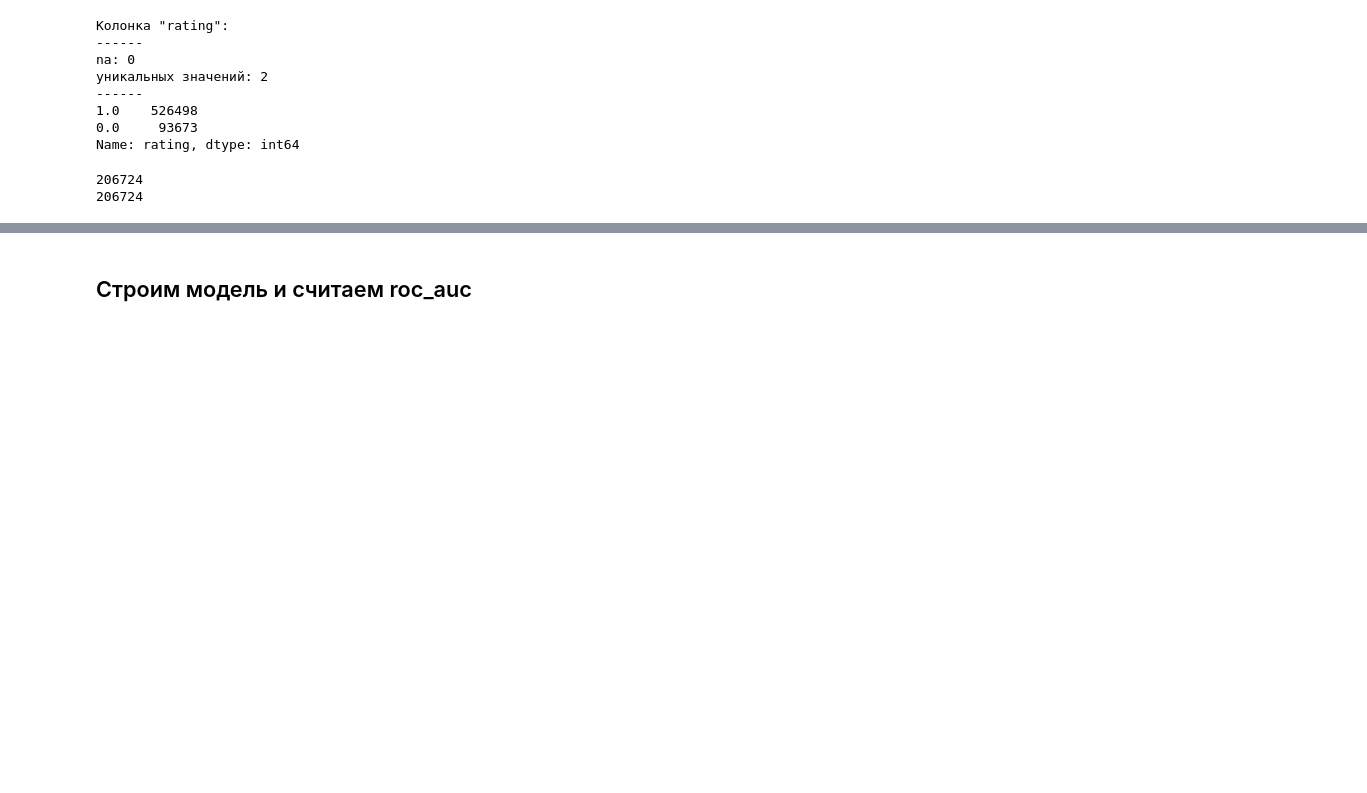
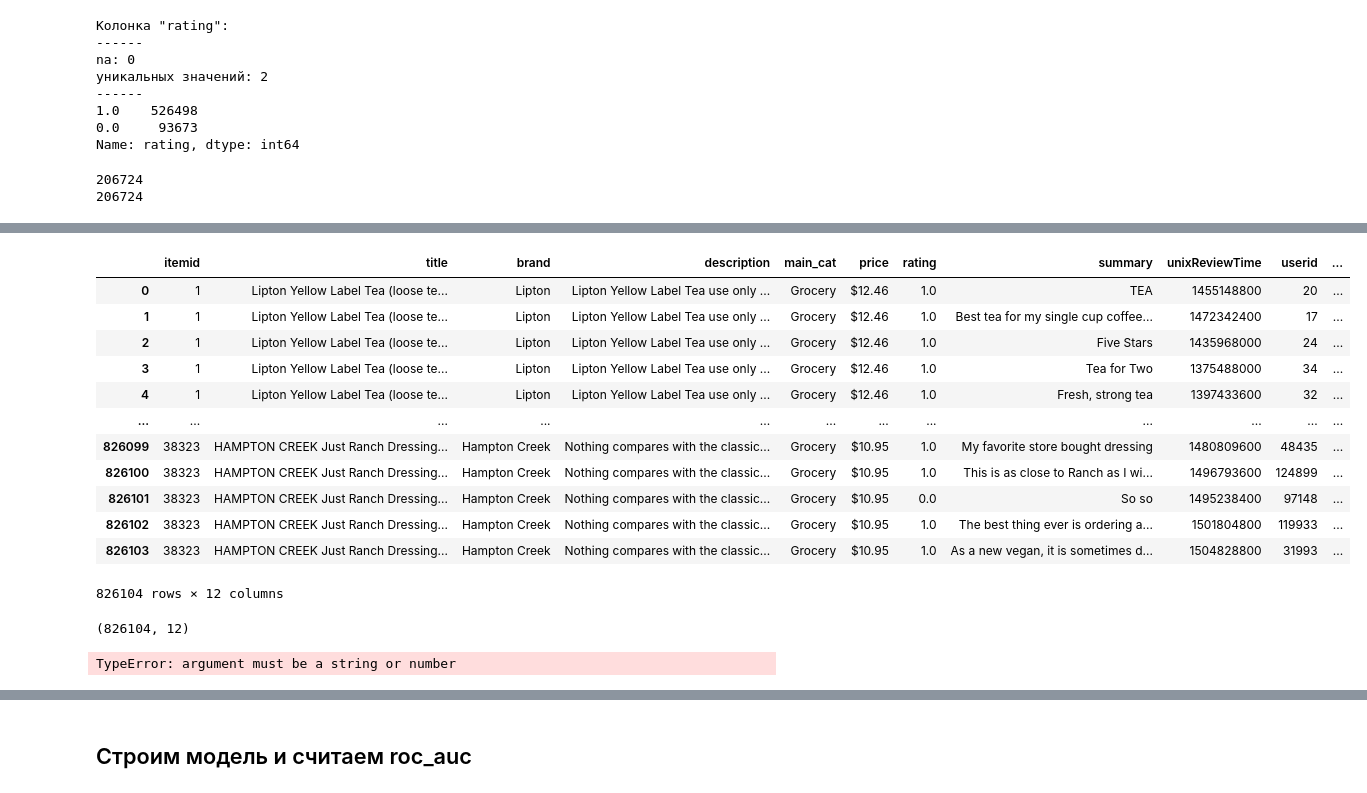
Before and after one commit to yurybikuzin/skillfactory_rds4_recommendation_challenge, a Jupyter notebook: main.ipynb, the cells around one changed output, grey strips where cells are left out. Drawn from its saved outputs; the diff is of its cells as text; code cells hidden in the pictures; blank space fills up the shorter version.

```diff
--- a/main.ipynb
+++ b/main.ipynb
@@ -170,0 +181,3 @@ None None
+# %%
+normalized=normalized[['itemid', 'title', 'brand','description','main_cat','price']]
+normalized.head()
@@ -485,2 +587,0 @@ Name: style, Length: 25892, dtype: int64
-# %%
-selected_fields.add(field_name)
@@ -614,0 +711,2 @@ item_features  = sparse.coo_matrix(([1]*len(category),(category.itemid,category.
+# %%
+food=df[list(selected_fields)]
@@ -614,0 +752,22 @@ item_features  = sparse.coo_matrix(([1]*len(category),(category.itemid,category.
+# %%
+catalog=normalized.merge(food, on=['itemid'],how='right').drop_duplicates().reset_index(drop = True)
+# %%
+catalog
+# %% [output]
+|  | itemid | title | brand | description | main_cat | price | rating | summary | unixReviewTime | userid | ... |
+| 0 | 1 | Lipton Yellow Label Tea (loose te... | Lipton | Lipton Yellow Label Tea use only ... | Grocery | $12.46 | 1.0 | TEA | 1455148800 | 20 | ... |
+| 1 | 1 | Lipton Yellow Label Tea (loose te... | Lipton | Lipton Yellow Label Tea use only ... | Grocery | $12.46 | 1.0 | Best tea for my single cup coffee... | 1472342400 | 17 | ... |
+| 2 | 1 | Lipton Yellow Label Tea (loose te... | Lipton | Lipton Yellow Label Tea use only ... | Grocery | $12.46 | 1.0 | Five Stars | 1435968000 | 24 | ... |
+| 3 | 1 | Lipton Yellow Label Tea (loose te... | Lipton | Lipton Yellow Label Tea use only ... | Grocery | $12.46 | 1.0 | Tea for Two | 1375488000 | 34 | ... |
+| 4 | 1 | Lipton Yellow Label Tea (loose te... | Lipton | Lipton Yellow Label Tea use only ... | Grocery | $12.46 | 1.0 | Fresh, strong tea | 1397433600 | 32 | ... |
+| ... | ... | ... | ... | ... | ... | ... | ... | ... | ... | ... | ... |
+| 826099 | 38323 | HAMPTON CREEK Just Ranch Dressing... | Hampton Creek | Nothing compares with the classic... | Grocery | $10.95 | 1.0 | My favorite store bought dressing | 1480809600 | 48435 | ... |
+| 826100 | 38323 | HAMPTON CREEK Just Ranch Dressing... | Hampton Creek | Nothing compares with the classic... | Grocery | $10.95 | 1.0 | This is as close to Ranch as I wi... | 1496793600 | 124899 | ... |
+| 826101 | 38323 | HAMPTON CREEK Just Ranch Dressing... | Hampton Creek | Nothing compares with the classic... | Grocery | $10.95 | 0.0 | So so | 1495238400 | 97148 | ... |
+| 826102 | 38323 | HAMPTON CREEK Just Ranch Dressing... | Hampton Creek | Nothing compares with the classic... | Grocery | $10.95 | 1.0 | The best thing ever is ordering a... | 1501804800 | 119933 | ... |
+| 826103 | 38323 | HAMPTON CREEK Just Ranch Dressing... | Hampton Creek | Nothing compares with the classic... | Grocery | $10.95 | 1.0 | As a new vegan, it is sometimes d... | 1504828800 | 31993 | ... |
+826104 rows × 12 columns
+# %%
+catalog.shape
+# %% [output]
+(826104, 12)
@@ -614,0 +776,6 @@ item_features  = sparse.coo_matrix(([1]*len(category),(category.itemid,category.
+# %%
+le = LabelEncoder()
+le.fit(catalog.main_cat)
+catalog['main_cat_code']=le.transform(catalog.main_cat)
+# %% [output]
+TypeError: argument must be a string or number
```
Also changed, not shown: parts of 61 cells of this notebook.
